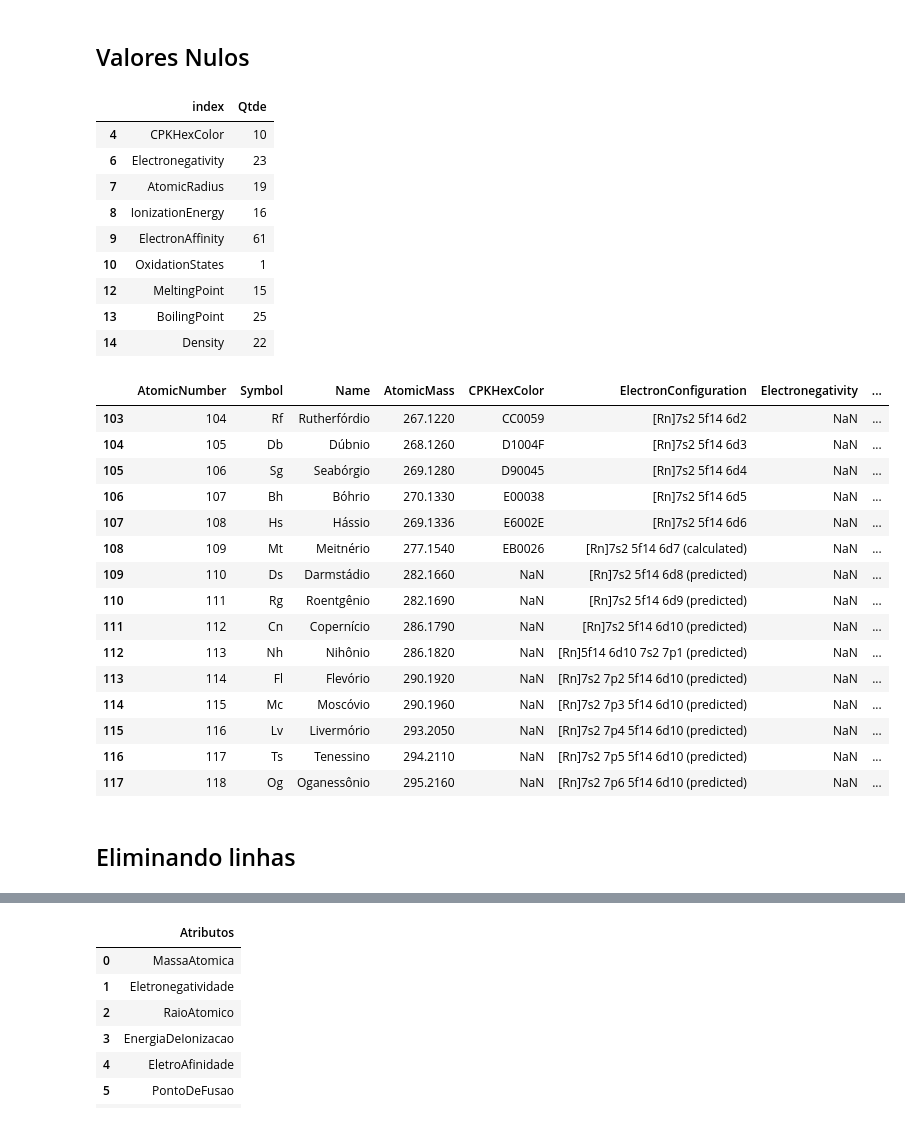
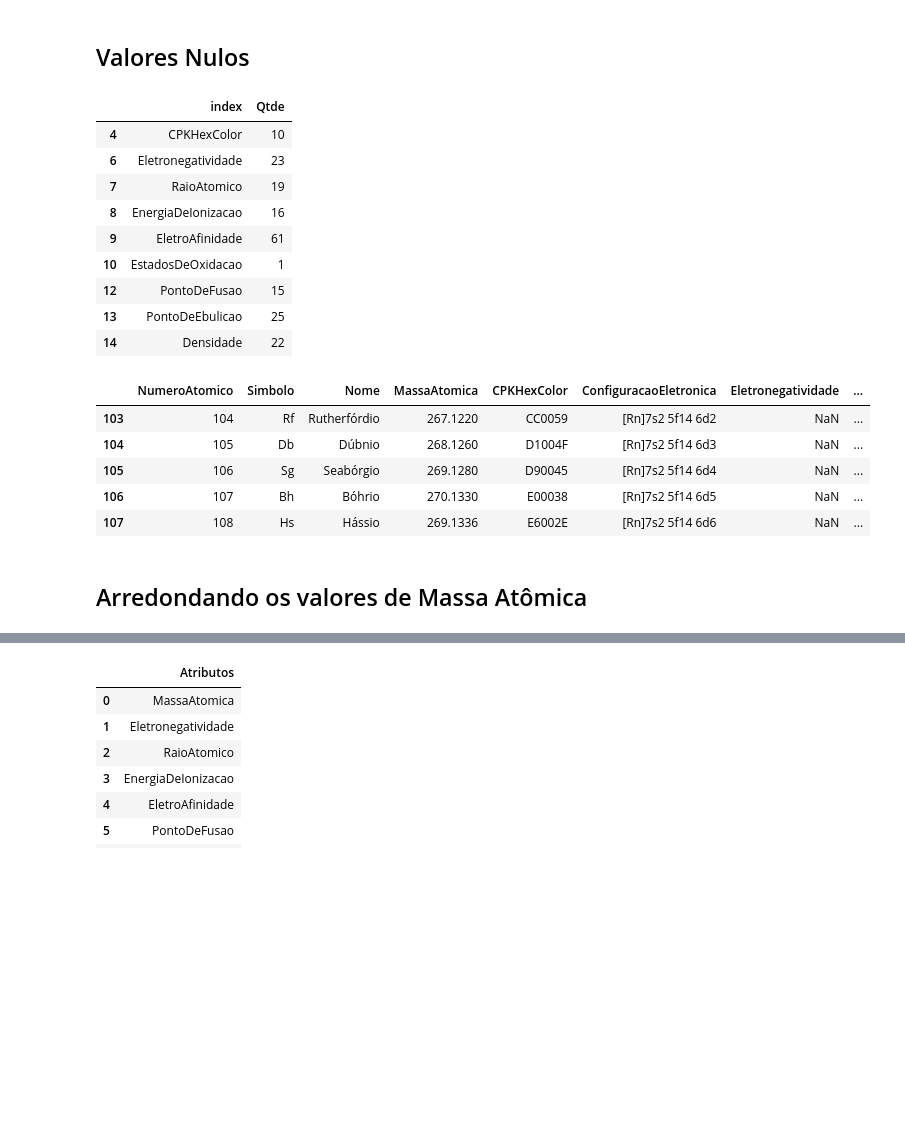
Before and after one commit to rogerioribeiromacedo/estatistica_com_python, a Jupyter notebook: periodic_table.ipynb, the cells around one changed output, grey strips where cells are left out. Cells and saved outputs as stored; diff of their text form; code cells hidden in the pictures; blank space fills up the shorter version.

```diff
--- a/periodic_table.ipynb
+++ b/periodic_table.ipynb
@@ -21,3 +29,20 @@ df.head()
+# %%
+df.rename(columns={'AtomicNumber': 'NumeroAtomico',
+                   'Symbol': 'Simbolo',
+                   'Name': 'Nome',
+                   'ElectronConfiguration': 'ConfiguracaoEletronica',
+                   'AtomicMass': 'MassaAtomica',
+                   'Electronegativity': 'Eletronegatividade',
+                   'AtomicRadius': 'RaioAtomico',
+                   'IonizationEnergy': 'EnergiaDeIonizacao',
+                   'ElectronAffinity': 'EletroAfinidade',
+                   'OxidationStates': 'EstadosDeOxidacao',
+                   'StandardState': 'EstadoPadrao',
+                   'MeltingPoint': 'PontoDeFusao',
+                   'BoilingPoint': 'PontoDeEbulicao',
+                   'GroupBlock': 'Grupo',
+                   'YearDiscovered': 'AnoDoDescobimento',
+                   'Density': 'Densidade'}, inplace=True)
 # %% [markdown]
 <h2>Informações sobre os dados</h2>
 # %%
@@ -52,34 +77,24 @@ df_nulos[df_nulos.Qtde > 0]
 # %% [output]
 |  | index | Qtde |
 | 4 | CPKHexColor | 10 |
-| 6 | Electronegativity | 23 |
-| 7 | AtomicRadius | 19 |
-| 8 | IonizationEnergy | 16 |
-| 9 | ElectronAffinity | 61 |
-| 10 | OxidationStates | 1 |
-| 12 | MeltingPoint | 15 |
-| 13 | BoilingPoint | 25 |
-| 14 | Density | 22 |
+| 6 | Eletronegatividade | 23 |
+| 7 | RaioAtomico | 19 |
+| 8 | EnergiaDeIonizacao | 16 |
+| 9 | EletroAfinidade | 61 |
+| 10 | EstadosDeOxidacao | 1 |
+| 12 | PontoDeFusao | 15 |
+| 13 | PontoDeEbulicao | 25 |
+| 14 | Densidade | 22 |
 # %%
-# listando todas as linhas onde a coluna 'MoltingPoint' tem valor NaN
-df[df.MeltingPoint.isna() == True]
+# listando as cinco primeiras linhas onde a coluna 'MoltingPoint' tem valor NaN
+df[df.PontoDeFusao.isna() == True].head()
 # %% [output]
-|  | AtomicNumber | Symbol | Name | AtomicMass | CPKHexColor | ElectronConfiguration | Electronegativity | ... |
+|  | NumeroAtomico | Simbolo | Nome | MassaAtomica | CPKHexColor | ConfiguracaoEletronica | Eletronegatividade | ... |
 | 103 | 104 | Rf | Rutherfórdio | 267.1220 | CC0059 | [Rn]7s2 5f14 6d2 | NaN | ... |
 | 104 | 105 | Db | Dúbnio | 268.1260 | D1004F | [Rn]7s2 5f14 6d3 | NaN | ... |
 | 105 | 106 | Sg | Seabórgio | 269.1280 | D90045 | [Rn]7s2 5f14 6d4 | NaN | ... |
 | 106 | 107 | Bh | Bóhrio | 270.1330 | E00038 | [Rn]7s2 5f14 6d5 | NaN | ... |
 | 107 | 108 | Hs | Hássio | 269.1336 | E6002E | [Rn]7s2 5f14 6d6 | NaN | ... |
-| 108 | 109 | Mt | Meitnério | 277.1540 | EB0026 | [Rn]7s2 5f14 6d7 (calculated) | NaN | ... |
-| 109 | 110 | Ds | Darmstádio | 282.1660 | NaN | [Rn]7s2 5f14 6d8 (predicted) | NaN | ... |
-| 110 | 111 | Rg | Roentgênio | 282.1690 | NaN | [Rn]7s2 5f14 6d9 (predicted) | NaN | ... |
-| 111 | 112 | Cn | Copernício | 286.1790 | NaN | [Rn]7s2 5f14 6d10 (predicted) | NaN | ... |
-| 112 | 113 | Nh | Nihônio | 286.1820 | NaN | [Rn]5f14 6d10 7s2 7p1 (predicted) | NaN | ... |
-| 113 | 114 | Fl | Flevório | 290.1920 | NaN | [Rn]7s2 7p2 5f14 6d10 (predicted) | NaN | ... |
-| 114 | 115 | Mc | Moscóvio | 290.1960 | NaN | [Rn]7s2 7p3 5f14 6d10 (predicted) | NaN | ... |
-| 115 | 116 | Lv | Livermório | 293.2050 | NaN | [Rn]7s2 7p4 5f14 6d10 (predicted) | NaN | ... |
-| 116 | 117 | Ts | Tenessino | 294.2110 | NaN | [Rn]7s2 7p5 5f14 6d10 (predicted) | NaN | ... |
-| 117 | 118 | Og | Oganessônio | 295.2160 | NaN | [Rn]7s2 7p6 5f14 6d10 (predicted) | NaN | ... |
 # %% [markdown]
-<h2>Eliminando linhas</h2>
+<h2>Arredondando os valores de Massa Atômica</h2>
 # %%
```
Also changed, not shown: parts of 35 cells of this notebook.
